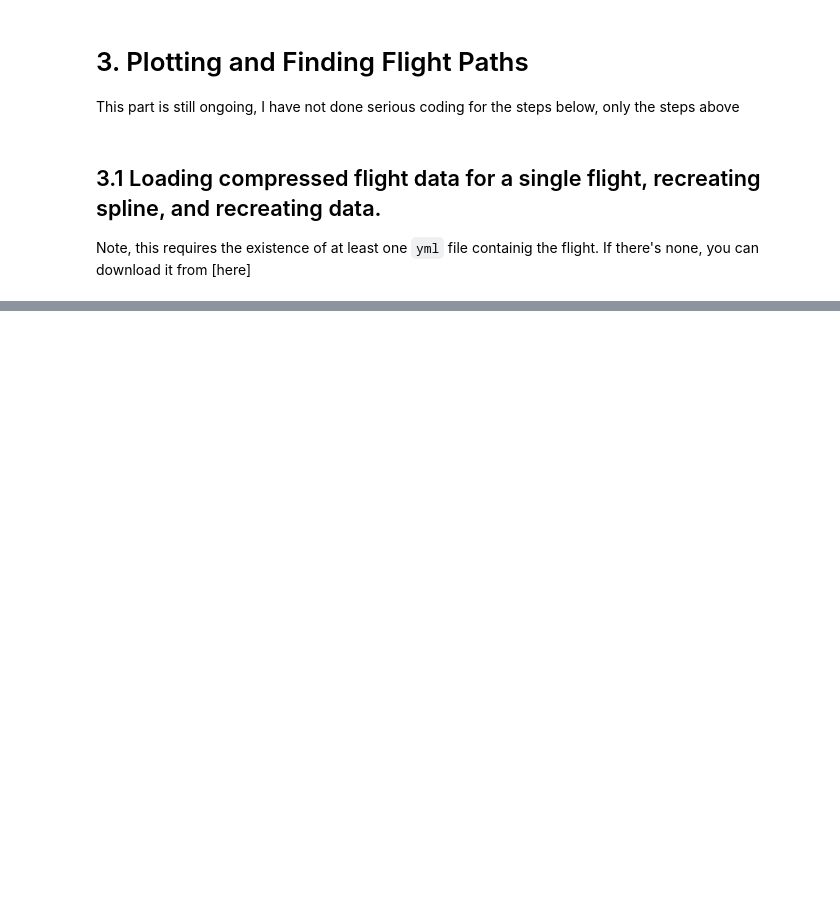
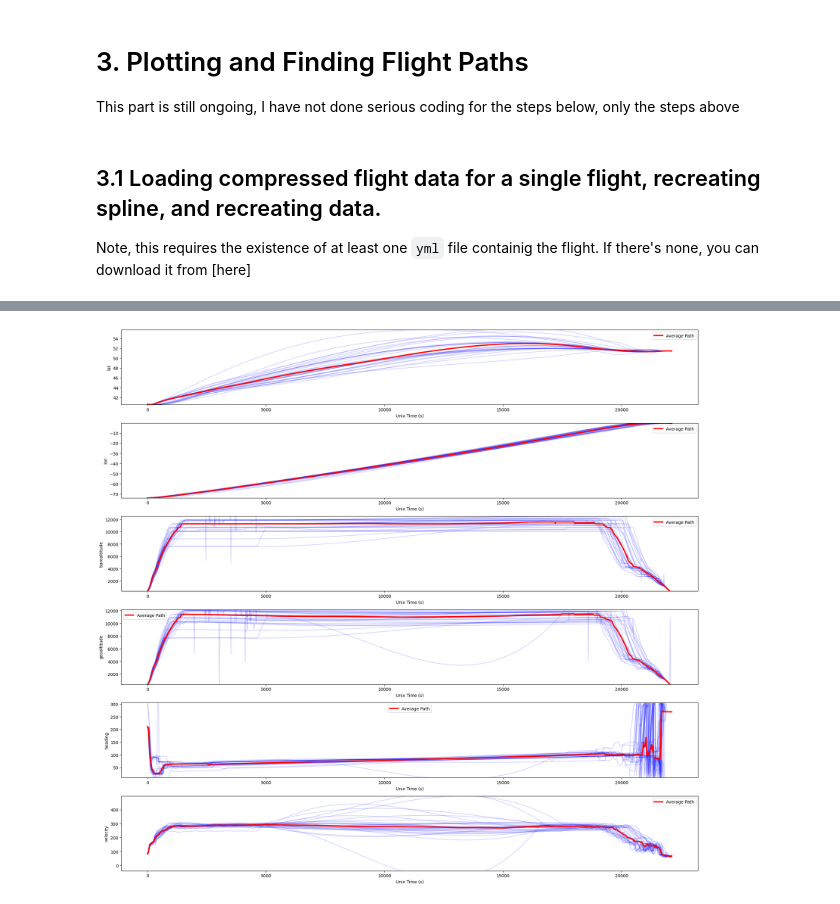
Before and after one commit to Flight-Path-Analysis/FlightPathAnalysis, a Jupyter notebook: prototyping/prototyping.ipynb, the cells around one changed output, grey strips where cells are left out. Cells and saved outputs as stored; diff of their text form; code cells hidden in the pictures; blank space fills up the shorter version.

```diff
--- a/prototyping/prototyping.ipynb
+++ b/prototyping/prototyping.ipynb
@@ -930,15 +409,0 @@ x_variable: time
-# %%
-import matplotlib.pyplot as plt
-sys.path.append('../src/backend/')
-import utils
-import compressors
-from scipy.interpolate import UnivariateSpline
-import numpy as np
-
-with open('../config.yml', 'r') as file:
-    try:
-        config = yaml.safe_load(file)
-    except yaml.YAMLError as exc:
-        print(exc)
-
-compressor = compressors.SplineCompressor(config)
@@ -944,0 +429,38 @@ compressor = compressors.SplineCompressor(config)
+# %%
+import os
+files = [f'{f}' for f in os.listdir(data_directory) if f.endswith('.yml') and 'KJFK' in f]
+
+ys = np.zeros((len(files), len(columns), 1000))
+total_ts = np.zeros(len(files))
+for i, filename in enumerate(files):
+    with open(f'{data_directory}/{filename}', 'r', encoding='utf8') as file:
+        try:
+            metadata = yaml.safe_load(file)
+        except yaml.YAMLError as exc:
+            print(exc)
+
+    xs = np.linspace(metadata['lat']['xmin'], metadata['lat']['xmax'], num=1000)
+    total_ts[i] = xs[-1] - xs[0]
+    compressor = compressors.SplineCompressor(config)
+    columns = ['lat', 'lon', 'baroaltitude', 'geoaltitude', 'heading', 'velocity']
+    splines = {col:compressor.decode_spline_single_column(metadata, col) for col in columns}
+    for j, col in enumerate(columns):
+        ys[i, j] = splines[col](xs).copy()
+        if col == 'lat' or col == 'heading':
+            ys[i, j] = np.mod(ys[i, j], 360)
+
+means = np.median(ys, axis = 0)
+xs = np.linspace(0, np.mean(total_ts), num = 1000)
+
+fig, ax = plt.subplots(len(columns), figsize = [20, 30/1.62])
+for i, col in enumerate(columns):
+    for j, file in enumerate(files):
+        ax[i].plot(xs, ys[j, i], color = 'b', alpha=1/np.sqrt(len(files)))
+        ax[i].set_xlabel('Unix Time (s)')
+        ax[i].set_ylabel(f'{col}')
+    ax[i].set_ylim([np.percentile(ys[:, i], 0.5), np.percentile(ys[:, i], 99.5)])
+    ax[i].plot(xs, means[i], color = 'r', label = 'Average Path', linewidth = 3)
+    ax[i].legend()
+fig.tight_layout()
+# %% [output]
+[figure, added]
```
Also changed, not shown: parts of 21 cells of this notebook.
